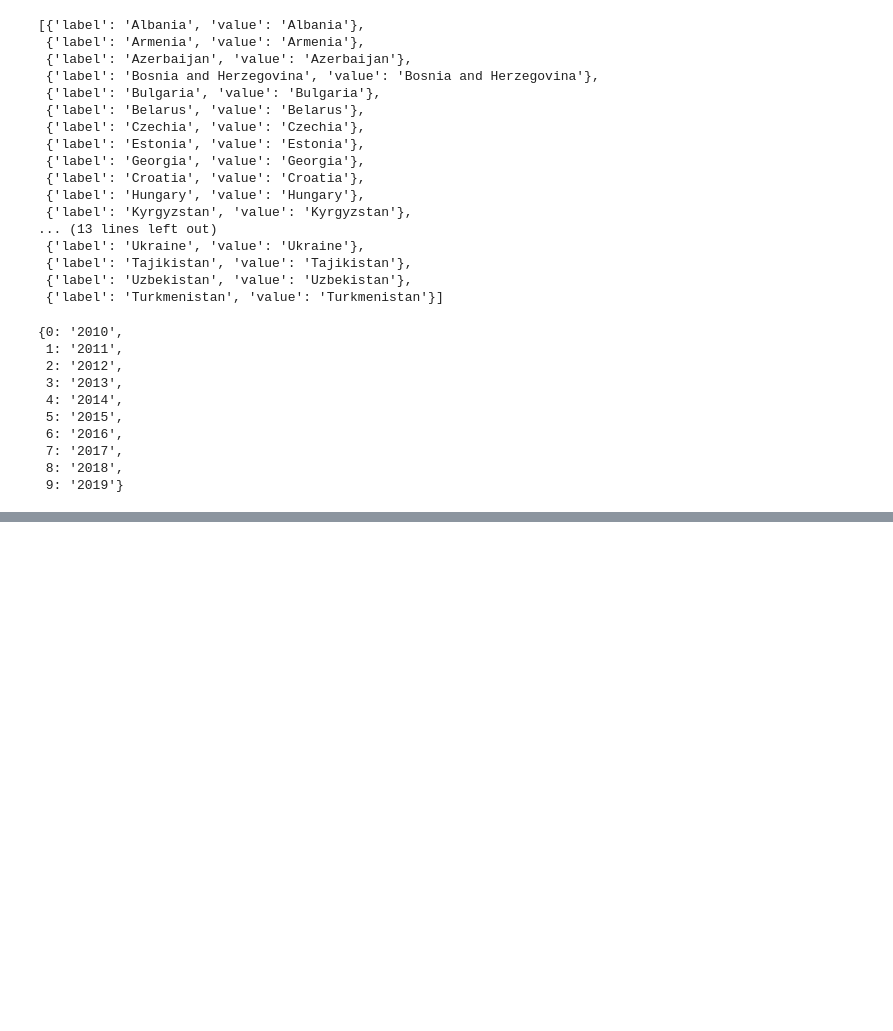
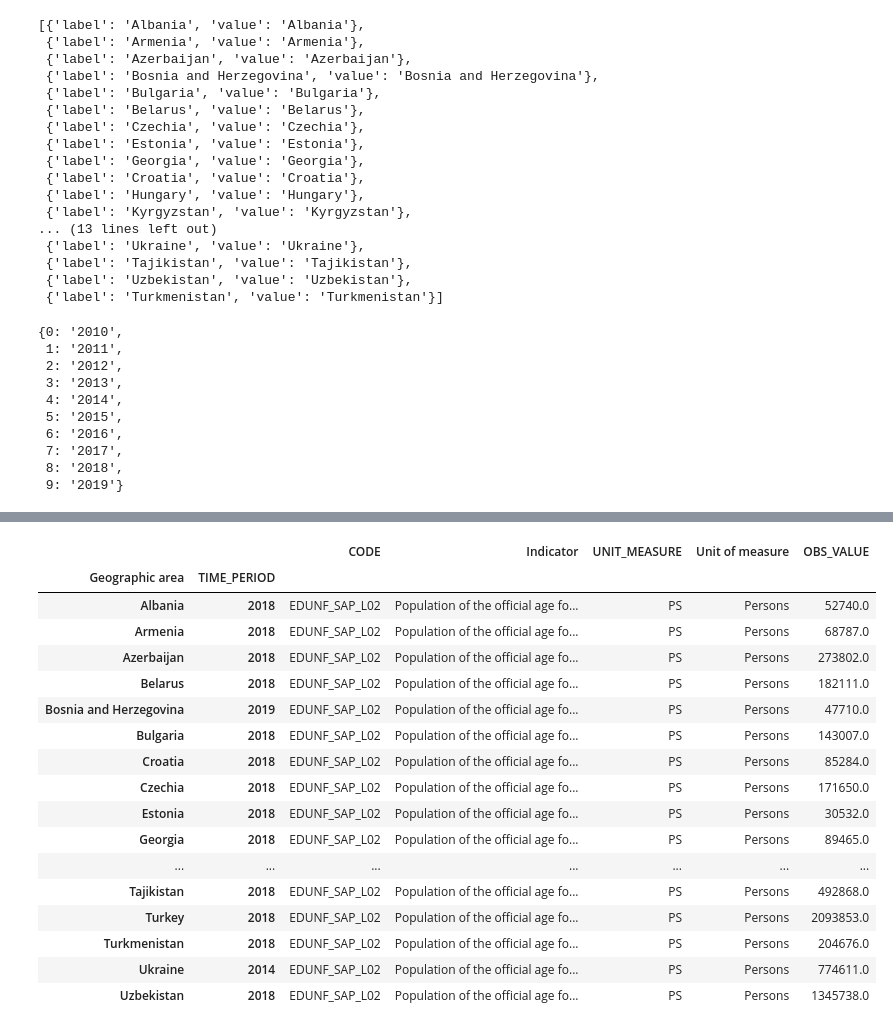
Before and after one commit to UNICEFECAR/dash, a Jupyter notebook: Education.ipynb, the cells around one changed output, grey strips where cells are left out. Drawn from its saved outputs; the diff is of its cells as text; code cells hidden in the pictures; blank space fills up the shorter version.

```diff
--- a/Education.ipynb
+++ b/Education.ipynb
@@ -260,0 +171,4 @@ df.set_index('TIME_PERIOD')
+# %%
+numerator = "EDUNF_OFST_L1,EDUNF_OFST_L2,EDUNF_OFST_L3"
+denominator = "EDUNF_SAP_L1T3"
+absolute=True
@@ -260,0 +314,30 @@ df.set_index('TIME_PERIOD')
+# %%
+# select the avalible denominators for countiries in selected years
+indicator = [denominator]
+denominator_values = (
+    df.query(query)
+    .groupby(["CODE", "Indicator", "Geographic area", "UNIT_MEASURE", "Unit of measure"])
+    .agg({"TIME_PERIOD": "last", "OBS_VALUE": "last"})
+    .reset_index()
+    .set_index(["Geographic area", "TIME_PERIOD"])
+)
+denominator_values
+# %% [output]
+|  |  | CODE | Indicator | UNIT_MEASURE | Unit of measure | OBS_VALUE |
+| Geographic area | TIME_PERIOD |  |  |  |  |  |
+| Albania | 2018 | EDUNF_SAP_L02 | Population of the official age fo... | PS | Persons | 52740.0 |
+| Armenia | 2018 | EDUNF_SAP_L02 | Population of the official age fo... | PS | Persons | 68787.0 |
+| Azerbaijan | 2018 | EDUNF_SAP_L02 | Population of the official age fo... | PS | Persons | 273802.0 |
+| Belarus | 2018 | EDUNF_SAP_L02 | Population of the official age fo... | PS | Persons | 182111.0 |
+| Bosnia and Herzegovina | 2019 | EDUNF_SAP_L02 | Population of the official age fo... | PS | Persons | 47710.0 |
+| Bulgaria | 2018 | EDUNF_SAP_L02 | Population of the official age fo... | PS | Persons | 143007.0 |
+| Croatia | 2018 | EDUNF_SAP_L02 | Population of the official age fo... | PS | Persons | 85284.0 |
+| Czechia | 2018 | EDUNF_SAP_L02 | Population of the official age fo... | PS | Persons | 171650.0 |
+| Estonia | 2018 | EDUNF_SAP_L02 | Population of the official age fo... | PS | Persons | 30532.0 |
+| Georgia | 2018 | EDUNF_SAP_L02 | Population of the official age fo... | PS | Persons | 89465.0 |
+| ... | ... | ... | ... | ... | ... | ... |
+| Tajikistan | 2018 | EDUNF_SAP_L02 | Population of the official age fo... | PS | Persons | 492868.0 |
+| Turkey | 2018 | EDUNF_SAP_L02 | Population of the official age fo... | PS | Persons | 2093853.0 |
+| Turkmenistan | 2018 | EDUNF_SAP_L02 | Population of the official age fo... | PS | Persons | 204676.0 |
+| Ukraine | 2014 | EDUNF_SAP_L02 | Population of the official age fo... | PS | Persons | 774611.0 |
+| Uzbekistan | 2018 | EDUNF_SAP_L02 | Population of the official age fo... | PS | Persons | 1345738.0 |
```
Also changed, not shown: parts of 20 cells of this notebook, 1 other file.
